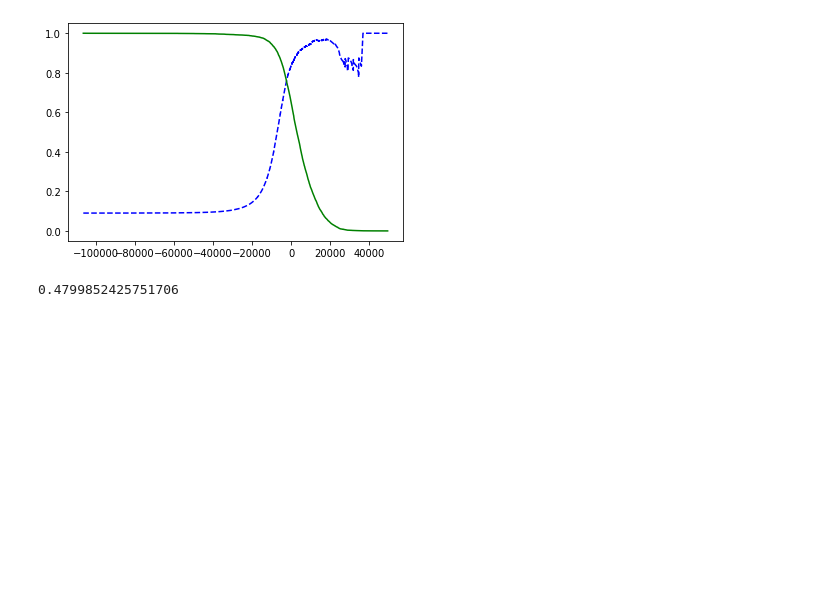
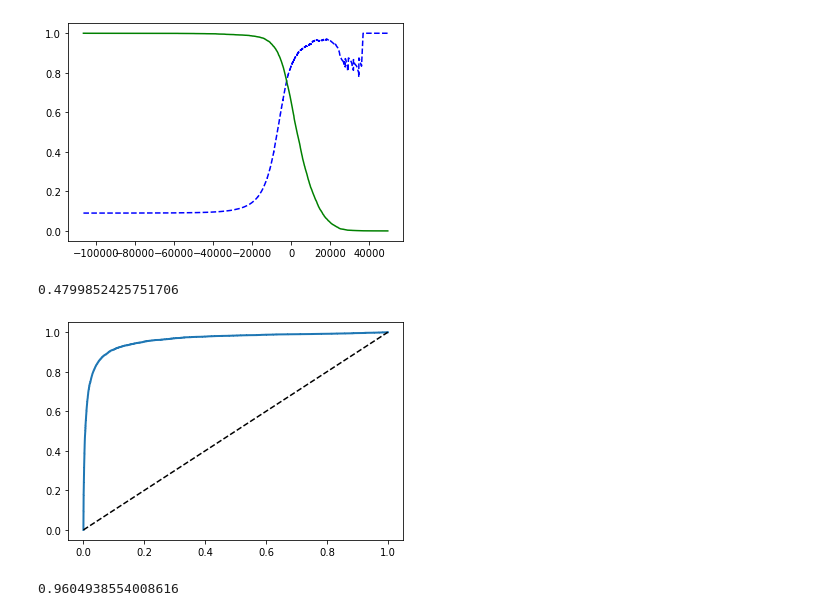
Before and after one commit to haritsaxena/ml_analytics, a Jupyter notebook: ch3-logistic/mnst.ipynb, the cells around one changed output. Saved outputs shown, nothing was run; the diff lists cells and outputs as text; code cells hidden in the pictures; blank space fills up the shorter version.

Commit message:
ROC curve

```diff
--- a/ch3-logistic/mnst.ipynb
+++ b/ch3-logistic/mnst.ipynb
@@ -118,3 +118,21 @@ y_train_pred_90 = (y_scores >= threshold_90_precision)
 recall_score(y_train_5, y_train_pred_90)
 # %% [output]
 0.4799852425751706
+# %%
+#roc curve plots ROC curve plots sensitivity (recall) versus 1 – specificity
+from sklearn.metrics import roc_curve
+fpr, tpr, thresholds = roc_curve(y_train_5, y_scores)
+# %%
+def plot_roc_curve(fpr, tpr, label=None):
+    plt.plot(fpr, tpr, linewidth=2, label=label)
+    plt.plot([0, 1], [0, 1], 'k--') # dashed diagonal [...] # Add axis labels and grid
+
+plot_roc_curve(fpr, tpr)
+plt.show()
+# %% [output]
+[figure, added]
+# %%
+from sklearn.metrics import roc_auc_score
+roc_auc_score(y_train_5, y_scores)
+# %% [output]
+0.9604938554008616
```
Also changed, not shown: parts of 11 cells of this notebook.
